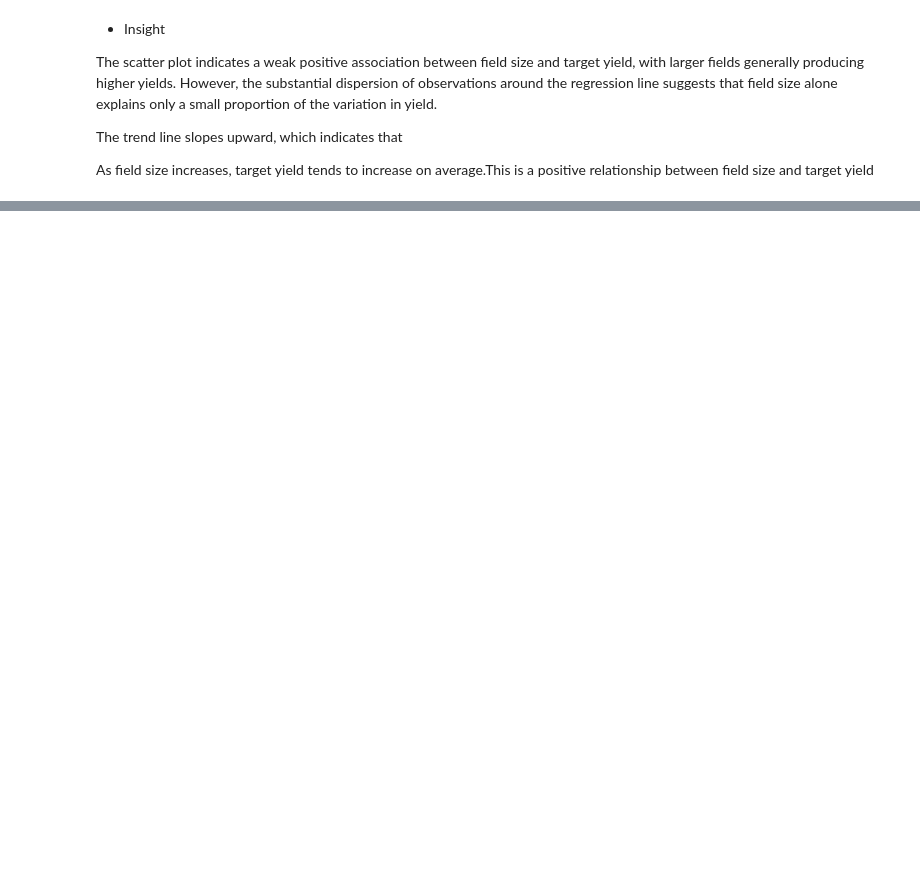
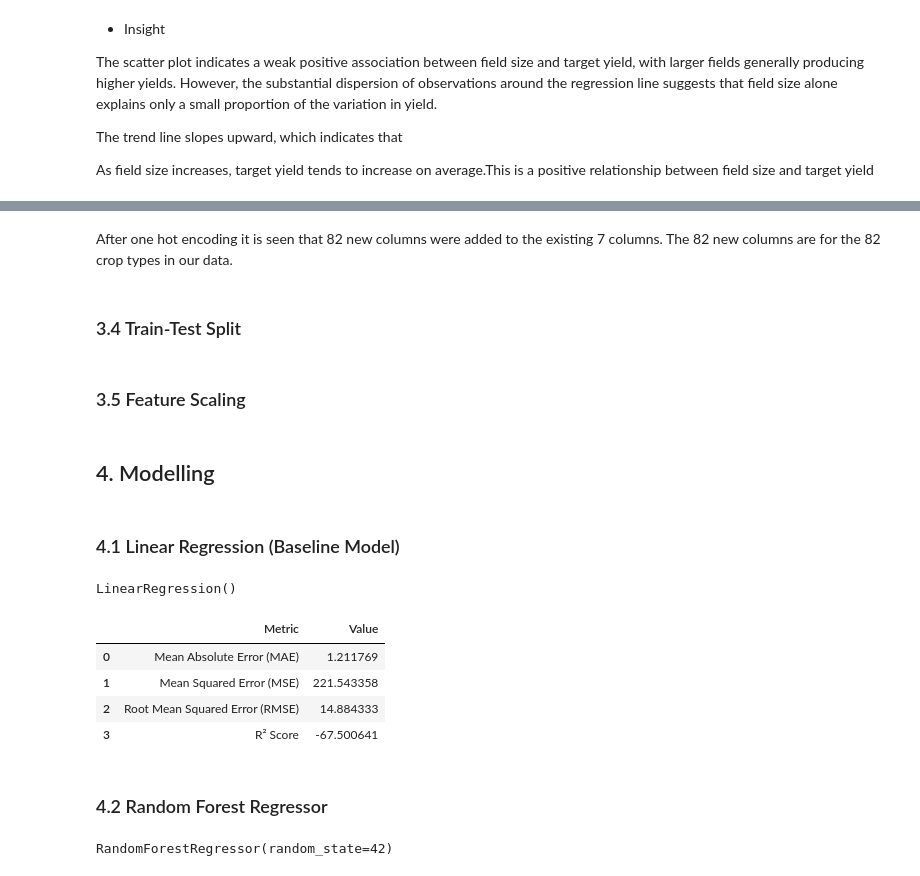
Before and after one commit to Esther-Margaret-Mwangi/Epochs, a Jupyter notebook: notebook/notebook.ipynb, the cells around one changed output, grey strips where cells are left out. Cells and saved outputs as stored; diff of their text form; code cells hidden in the pictures; blank space fills up the shorter version.

```diff
--- a/notebook/notebook.ipynb
+++ b/notebook/notebook.ipynb
@@ -996,0 +1089,75 @@ As field size increases, target yield tends to increase on average.This is a pos
+# %% [markdown]
+After one hot encoding it is seen that 82 new columns were added to the existing 7 columns. The 82 new columns are for the 82 crop types in our data.
+# %% [markdown]
+### 3.4 Train-Test Split
+# %%
+from sklearn.model_selection import train_test_split
+
+X_train, X_test, y_train, y_test = train_test_split(
+    X,
+    y,
+    test_size=0.2,
+    random_state=42
+)
+# %% [markdown]
+### 3.5 Feature Scaling
+# %%
+from sklearn.preprocessing import StandardScaler
+
+scaler= StandardScaler()
+
+#Scaling the training features
+X_train_scaled = scaler.fit_transform(X_train)
+
+#Scaling the test features
+X_test_scaled = scaler.transform(X_test)
+# %% [markdown]
+## 4. Modelling
+# %% [markdown]
+### 4.1 Linear Regression (Baseline Model)
+# %%
+from sklearn.linear_model import LinearRegression
+from sklearn.metrics import mean_squared_error, r2_score, mean_absolute_error, root_mean_squared_error
+
+linear_model = LinearRegression()
+
+# Training the model
+linear_model.fit(X_train_scaled, y_train)
+# %% [output]
+LinearRegression()
+# %%
+# Predicting Crop Yield
+y_pred_linear = linear_model.predict(X_test_scaled)
+
+# Evaluating the model
+linear_mae = mean_absolute_error(y_test, y_pred_linear)
+linear_mse = mean_squared_error(y_test, y_pred_linear)
+linear_rmse = root_mean_squared_error(y_test, y_pred_linear)
+linear_r2 = r2_score(y_test, y_pred_linear)
+
+linear_results = pd.DataFrame({
+    "Metric": ["Mean Absolute Error (MAE)", "Mean Squared Error (MSE)", "Root Mean Squared Error (RMSE)", "R² Score"],
+    "Value": [linear_mae, linear_mse, linear_rmse, linear_r2]
+})
+
+linear_results
+# %% [output]
+|  | Metric | Value |
+| 0 | Mean Absolute Error (MAE) | 1.211769 |
+| 1 | Mean Squared Error (MSE) | 221.543358 |
+| 2 | Root Mean Squared Error (RMSE) | 14.884333 |
+| 3 | R² Score | -67.500641 |
+# %% [markdown]
+### 4.2 Random Forest Regressor
+# %%
+from sklearn.ensemble import RandomForestRegressor
+
+random_forest_model = RandomForestRegressor(
+    n_estimators=100,
+    random_state=42,
+)
+
+# Training the model
+random_forest_model.fit(X_train, y_train)
+# %% [output]
+RandomForestRegressor(random_state=42)
```
Also changed, not shown: parts of 19 cells of this notebook.
